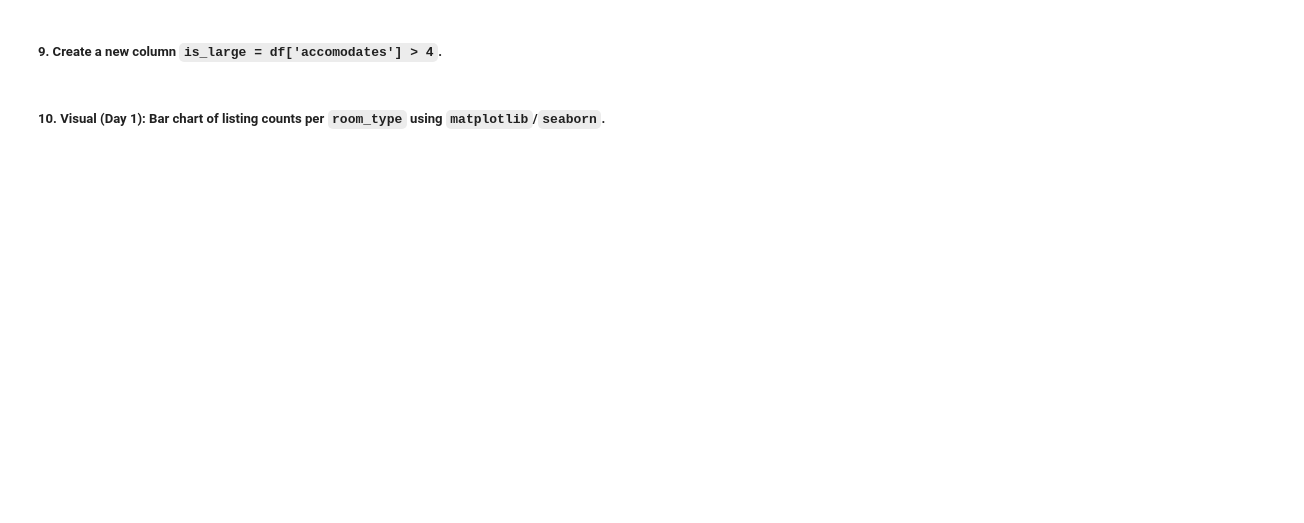
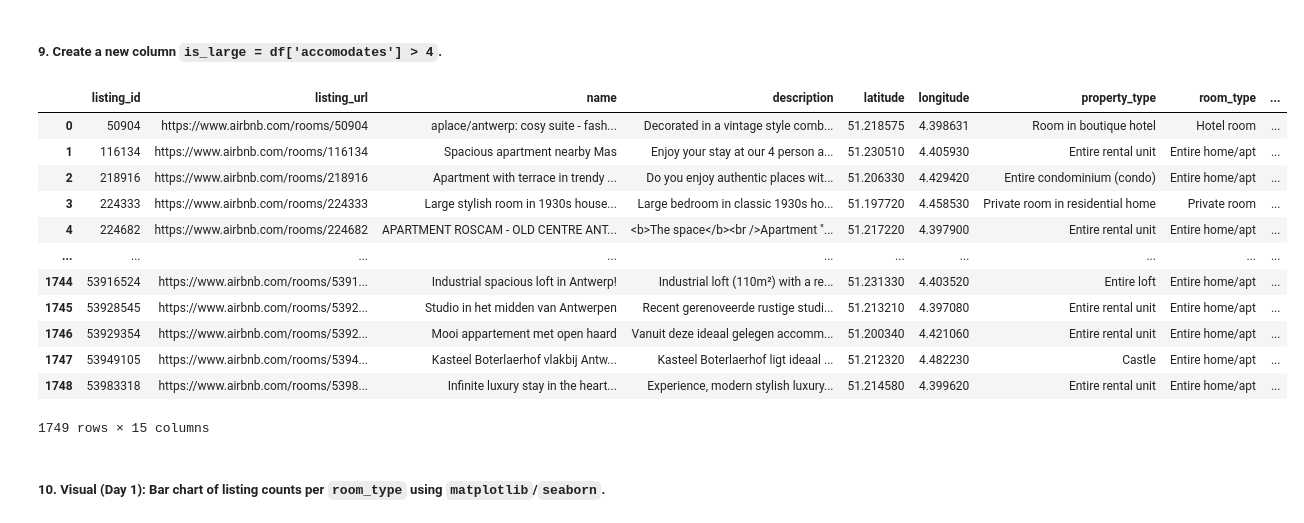
Before and after one commit to shiva3994/Practice, a Jupyter notebook: Daily Python/L_Airbnb_Listings.ipynb, the cells around one changed output. Cells and saved outputs as stored; diff of their text form; code cells hidden in the pictures; blank space fills up the shorter version.

```diff
--- a/Daily Python/L_Airbnb_Listings.ipynb
+++ b/Daily Python/L_Airbnb_Listings.ipynb
@@ -128,4 +155,22 @@ Max accomodation is 16
 # %% [markdown]
 ##### 9. Create a new column `is_large = df['accomodates'] > 4`.
+# %%
+df['is_large'] = df['accomodates'] > 4
+
+df
+# %% [output]
+|  | listing_id | listing_url | name | description | latitude | longitude | property_type | room_type | ... |
+| 0 | 50904 | https://www.airbnb.com/rooms/50904 | aplace/antwerp: cosy suite - fash... | Decorated in a vintage style comb... | 51.218575 | 4.398631 | Room in boutique hotel | Hotel room | ... |
+| 1 | 116134 | https://www.airbnb.com/rooms/116134 | Spacious apartment nearby Mas | Enjoy your stay at our 4 person a... | 51.230510 | 4.405930 | Entire rental unit | Entire home/apt | ... |
+| 2 | 218916 | https://www.airbnb.com/rooms/218916 | Apartment with terrace in trendy ... | Do you enjoy authentic places wit... | 51.206330 | 4.429420 | Entire condominium (condo) | Entire home/apt | ... |
+| 3 | 224333 | https://www.airbnb.com/rooms/224333 | Large stylish room in 1930s house... | Large bedroom in classic 1930s ho... | 51.197720 | 4.458530 | Private room in residential home | Private room | ... |
+| 4 | 224682 | https://www.airbnb.com/rooms/224682 | APARTMENT ROSCAM - OLD CENTRE ANT... | <b>The space</b><br />Apartment "... | 51.217220 | 4.397900 | Entire rental unit | Entire home/apt | ... |
+| ... | ... | ... | ... | ... | ... | ... | ... | ... | ... |
+| 1744 | 53916524 | https://www.airbnb.com/rooms/5391... | Industrial spacious loft in Antwerp! | Industrial loft (110m²) with a re... | 51.231330 | 4.403520 | Entire loft | Entire home/apt | ... |
+| 1745 | 53928545 | https://www.airbnb.com/rooms/5392... | Studio in het midden van Antwerpen | Recent gerenoveerde rustige studi... | 51.213210 | 4.397080 | Entire rental unit | Entire home/apt | ... |
+| 1746 | 53929354 | https://www.airbnb.com/rooms/5392... | Mooi appartement met open haard | Vanuit deze ideaal gelegen accomm... | 51.200340 | 4.421060 | Entire rental unit | Entire home/apt | ... |
+| 1747 | 53949105 | https://www.airbnb.com/rooms/5394... | Kasteel Boterlaerhof vlakbij Antw... | Kasteel Boterlaerhof ligt ideaal ... | 51.212320 | 4.482230 | Castle | Entire home/apt | ... |
+| 1748 | 53983318 | https://www.airbnb.com/rooms/5398... | Infinite luxury stay in the heart... | Experience, modern stylish luxury... | 51.214580 | 4.399620 | Entire rental unit | Entire home/apt | ... |
+1749 rows × 15 columns
 # %% [markdown]
 ##### 10. **Visual (Day 1):** Bar chart of listing counts per `room_type` using `matplotlib`/`seaborn`.
```
Also changed, not shown: parts of 5 cells of this notebook, 1 other file.
